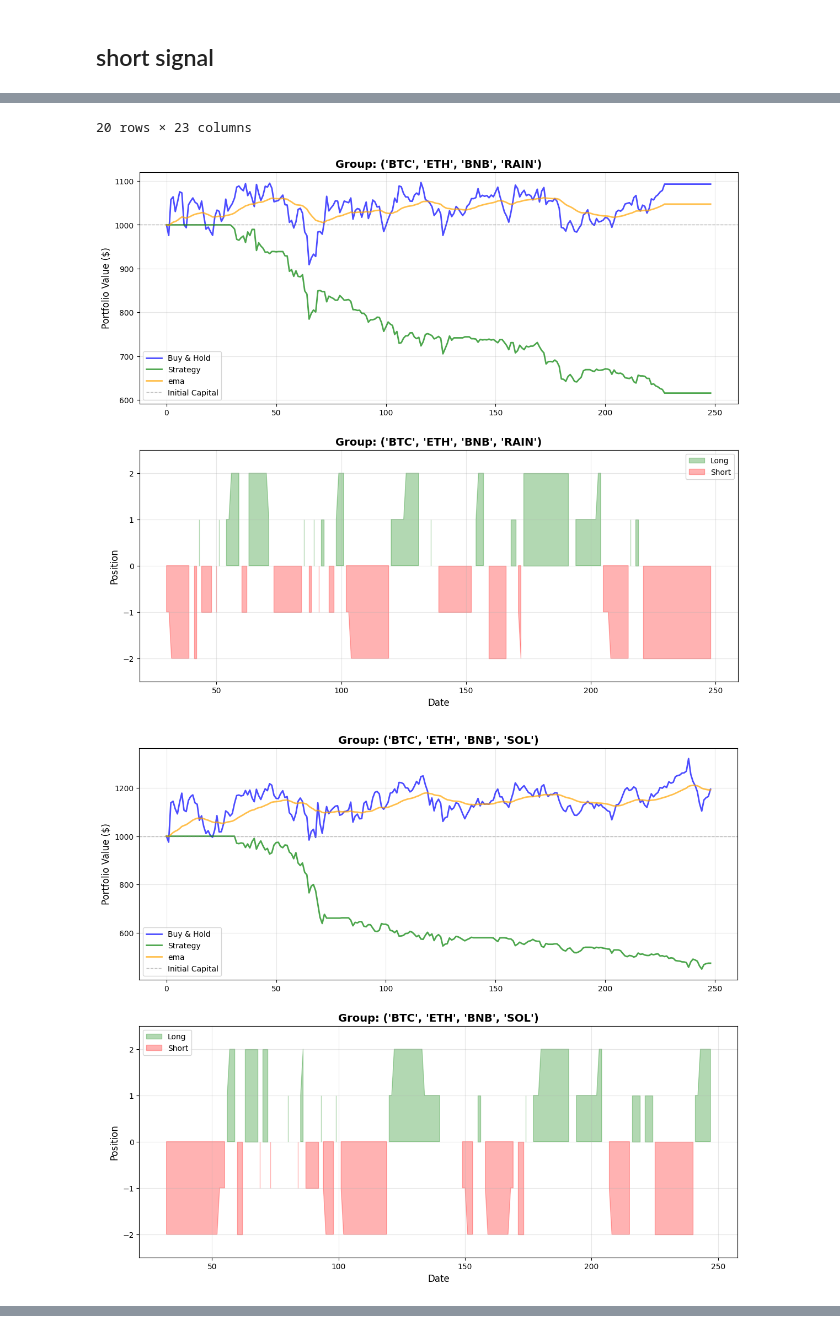
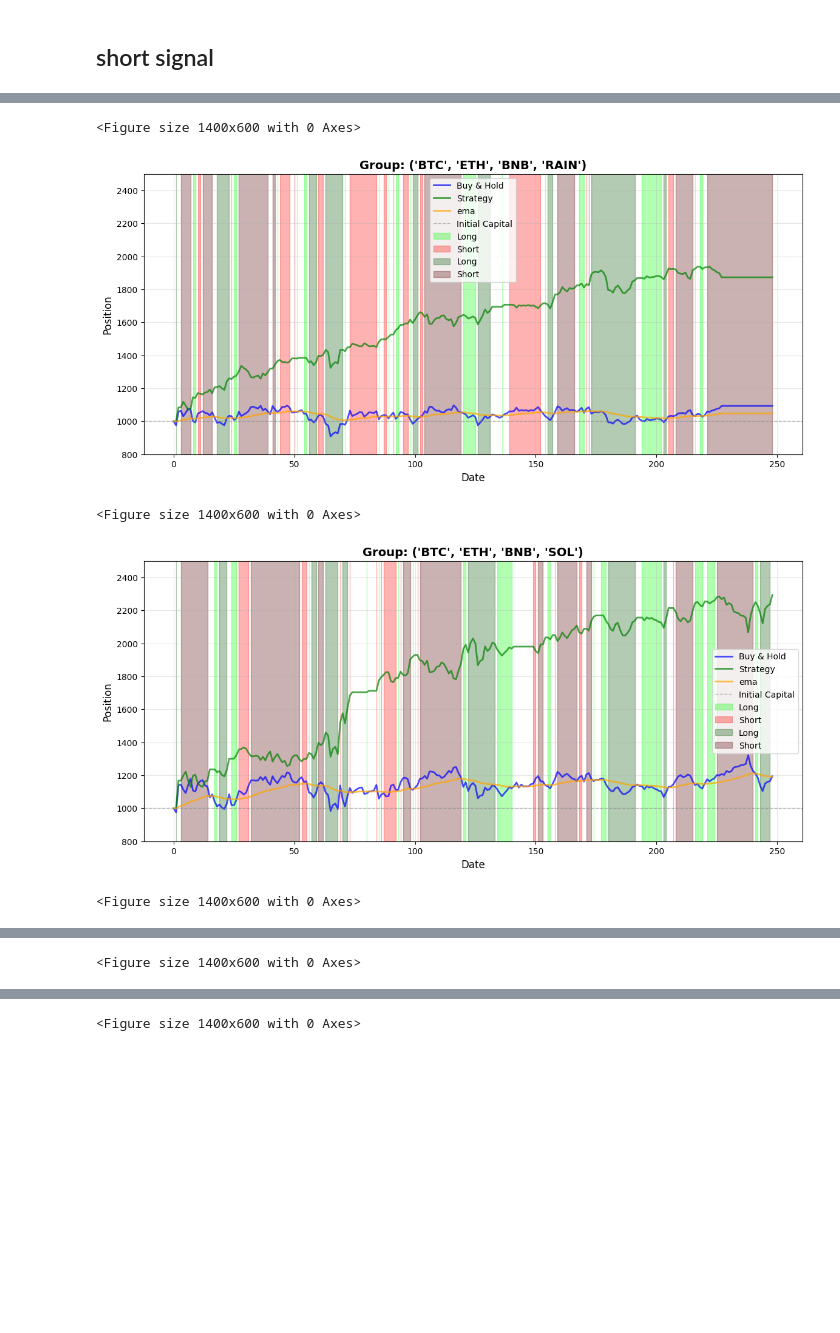
Before and after one commit to AminFiroozi/TA-HW4, a Jupyter notebook: HW4-401521471-AminFiroozi.ipynb, the cells around one changed output, grey strips where cells are left out. Cells and saved outputs as stored; diff of their text form; code cells hidden in the pictures; blank space fills up the shorter version.

Commit message:
fix: shift position

```diff
--- a/HW4-401521471-AminFiroozi.ipynb
+++ b/HW4-401521471-AminFiroozi.ipynb
@@ -516,7 +516,7 @@ def calculate_strategy_params(spread_df, hl_value):
     lookback = int(hl_value * (int(np.ceil(30 / hl_value)) if hl_value < 30 else 2))
 
     ema_range = spread_df['Close'].ewm(span=lookback, adjust=False).mean()
-    std_spread = spread_df['Close'].rolling(window=lookback).std()
+    std_spread = spread_df['Close'].rolling(window=lookback, min_periods=1).std()
 
     return lookback, ema_range, std_spread
 # %%
@@ -626,11 +626,12 @@ for result in strategy_results:
 
         positions[i] = current_position
 
+    # columns_to_drop = ['short_crossover2']
     # columns_to_drop = ['short_crossover2', 'short_crossover1', 'long_crossover1', 'long_crossover2', 'short_signal1', 'short_signal2', 'long_signal1', 'long_signal2']
-    # result['spread_df'] = result['spread_df'].drop(columns_to_drop)
+    # result['spread_df'] = result['spread_df'].drop(columns=columns_to_drop)
 
     result['spread_df']['position'] = positions
-    result['spread_df']['strategy_return'] = positions * result['spread_df']['Return'] / 2
+    result['spread_df']['strategy_return'] = result['spread_df']['position'].shift(1) * result['spread_df']['Return'] / 2
     result['spread_df']['strategy_return'] = result['spread_df']['strategy_return'].fillna(0)
 
     portfolio_values = np.zeros(len(df) + 1)
@@ -645,35 +646,40 @@ for result in strategy_results:
     result['spread_df'].loc[0, 'BNH'] = 1000
 
 
+    columns_to_drop = ['short_crossover2', 'short_crossover1', 'long_crossover1', 'long_crossover2',
+                       'short_signal1', 'short_signal2', 'long_signal1', 'long_signal2', 'above_ema', 'below_ema',
+                       'ema_long_crossover', 'ema_short_crossover']
+    result['spread_df'] = result['spread_df'].drop(columns=columns_to_drop)
 
-    fig, axes = plt.subplots(2, 1, figsize=(14, 12))
-
-    ax1 = axes[0]
-    ax1.plot(df.index, df['BNH'],
-            label='Buy & Hold', linewidth=2, alpha=0.7, color='blue')
-    ax1.plot(df.index, df['portfolio'],
-            label='Strategy', linewidth=2, alpha=0.7, color='green')
-    ax1.plot(df.index, df['ema'] * (1000 / df['ema'].iloc[0]),
-            label='ema', linewidth=2, alpha=0.7, color='orange')
-    ax1.axhline(y=1000, color='gray', linestyle='--',
-                linewidth=1, alpha=0.5, label='Initial Capital')
-    ax1.set_ylabel('Portfolio Value ($)', fontsize=12)
-    ax1.set_title(f'Group: {result["group"]}', fontsize=14, fontweight='bold')
-    ax1.legend(loc='best', fontsize=10)
-    ax1.grid(True, alpha=0.3)
-
-    ax3 = axes[1]
-    ax3.fill_between(df.index, 0, df['position'],
-                    where=(df['position'] > 0), alpha=0.3, color='green', label='Long')
-    ax3.fill_between(df.index, 0, df['position'],
-                    where=(df['position'] < 0), alpha=0.3, color='red', label='Short')
-    ax3.set_ylabel('Position', fontsize=12)
-    ax3.set_xlabel('Date', fontsize=12)
-    ax3.set_title(f'Group: {result["group"]}', fontsize=14, fontweight='bold')
-    ax3.set_ylim([-2.5, 2.5])
-    ax3.legend(loc='best', fontsize=10)
-    ax3.grid(True, alpha=0.3)
+    plt.figure(figsize=(14, 6))
 
 
-strategy_results[0]['spread_df'].head(100).tail(20)
+    plt.figure(figsize=(14, 6))
+    plt.plot(df.index, df['BNH'],
+            label='Buy & Hold', linewidth=2, alpha=0.7, color='blue')
+    plt.plot(df.index, df['portfolio'],
+            label='Strategy', linewidth=2, alpha=0.7, color='green')
+    plt.plot(df.index, df['ema'] * (1000 / df['ema'].iloc[0]),
+            label='ema', linewidth=2, alpha=0.7, color='orange')
+    plt.axhline(y=1000, color='gray', linestyle='--',
+                linewidth=1, alpha=0.5, label='Initial Capital')
+    plt.ylabel('Portfolio Value ($)', fontsize=12)
+    plt.title(f'Group: {result["group"]}', fontsize=14, fontweight='bold')
+    plt.legend(loc='best', fontsize=10)
+    plt.grid(True, alpha=0.3)
+    TOP = 4000
+    plt.fill_between(df.index, 0, TOP, where=(df['position'] == 1), alpha=0.3, color='#0F0', label='Long')
+    plt.fill_between(df.index, 0, TOP, where=(df['position'] == -1), alpha=0.3, color='#F00', label='Short')
+    plt.fill_between(df.index, 0, TOP, where=(df['position'] == 2), alpha=0.3, color='#050', label='Long')
+    plt.fill_between(df.index, 0, TOP, where=(df['position'] == -2), alpha=0.3, color='#500', label='Short')
+
+    plt.ylabel('Position', fontsize=12)
+    plt.xlabel('Date', fontsize=12)
+    plt.title(f'Group: {result["group"]}', fontsize=14, fontweight='bold')
+    plt.ylim([800, 2500])
+    plt.legend(loc='best', fontsize=10)
+    plt.grid(True, alpha=0.3)
+
+
+strategy_results[0]['spread_df'].head(50)
 # %% [output]
@@ -697,3 +703,5 @@ strategy_results[0]['spread_df'].head(100).tail(20)
-20 rows × 23 columns
+<Figure size 1400x600 with 0 Axes>
-[figure, old version]
+[figure, new version]
+<Figure size 1400x600 with 0 Axes>
-[figure, old version]
+[figure, new version]
+<Figure size 1400x600 with 0 Axes>
@@ -700,0 +709 @@ strategy_results[0]['spread_df'].head(100).tail(20)
+<Figure size 1400x600 with 0 Axes>
@@ -701,0 +711 @@ strategy_results[0]['spread_df'].head(100).tail(20)
+<Figure size 1400x600 with 0 Axes>
```
Also changed, not shown: parts of 2 cells of this notebook.
